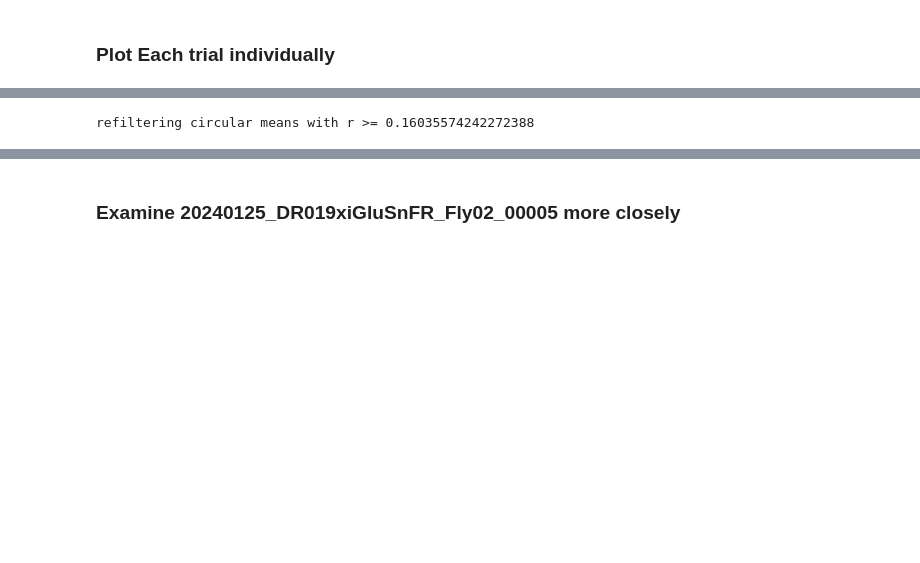
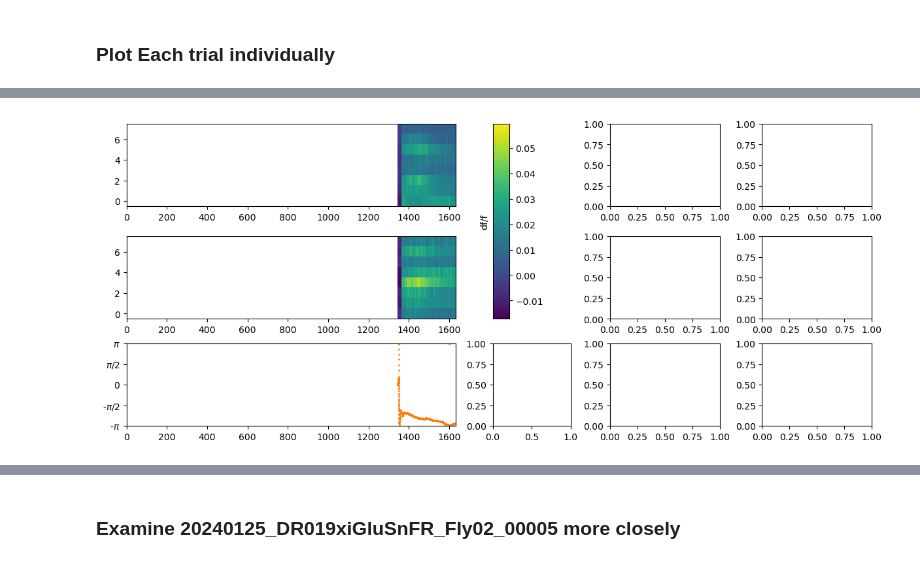
Before and after one commit to T-E-Lab/GULP, a Jupyter notebook: scripts/plotting/create_population_figure.ipynb, the cells around one changed output, grey strips where cells are left out. Cells and saved outputs as stored; diff of their text form; code cells hidden in the pictures; blank space fills up the shorter version.

```diff
--- a/scripts/plotting/create_population_figure.ipynb
+++ b/scripts/plotting/create_population_figure.ipynb
@@ -431,7 +327,10 @@ for index, expt_df_row in processed_expt_df.iterrows():
     for trial in expt.trials:
         trial_expt = Experiment(trials=[trial])
         logger.info(f"Plotting trial {trial_expt.trials[0].name}")
-        fig, axd = plotting.plot_expt(trial_expt)
+        try:
+            fig, axd = plotting.plot_expt(trial_expt)
+        except:
+            continue
         trial_metadata = tr.parse_trial_name(trial.path, CELL_TYPES, GENETIC_TOOLS)
         fig_title = f"{trial_metadata['date']}_{trial_metadata['line']}_Fly{trial_metadata['fly']}_Trial{trial_metadata['trial']}"
         # print(fig_title)
@@ -460 +358,0 @@ for index, expt_df_row in processed_expt_df.iterrows():
-refiltering circular means with r >= 0.16035574242272388
@@ -478,3 +359,4 @@ refiltering circular means with r >= 0.16035574242272388
+[figure, added]
 # %%
 ## Plot PB with ROI's
 for index, expt_df_row in processed_expt_df.iterrows():
```
Also changed, not shown: parts of 18 cells of this notebook, 8 other files.
